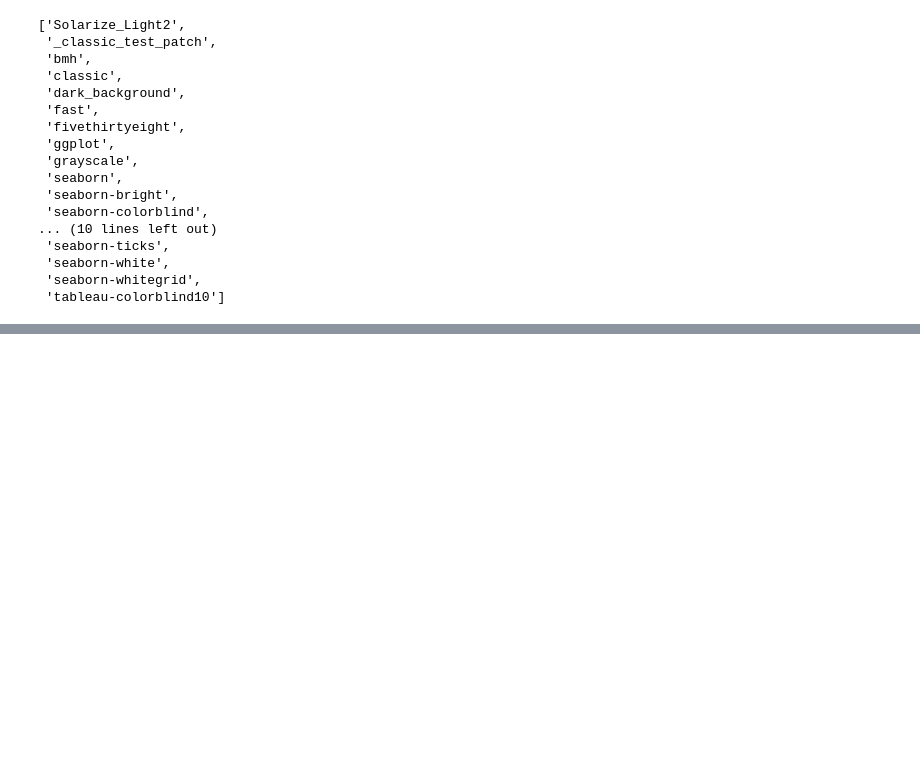
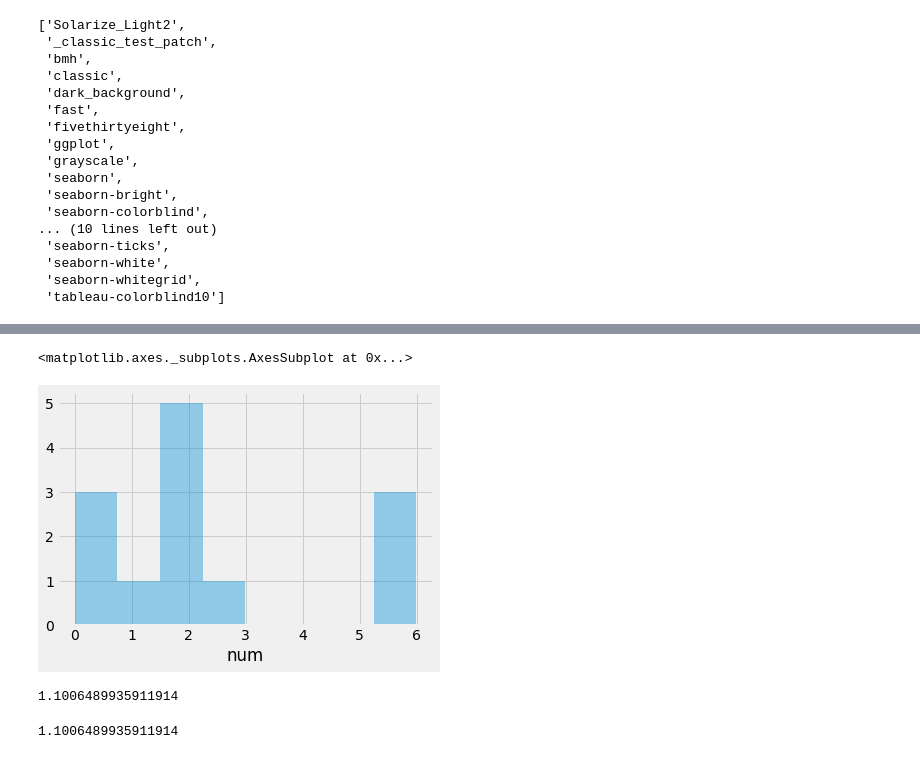
Before and after one commit to nojiyoon/SeSAC_code, a Jupyter notebook: 1월20일_분산_표준편차_공분산_상관관계_MSE_사분위수_이상치_데이터정규화_수업내용.ipynb, the cells around one changed output, grey strips where cells are left out. Saved outputs shown, nothing was run; the diff lists cells and outputs as text; code cells hidden in the pictures; blank space fills up the shorter version.

```diff
--- a/1월20일_분산_표준편차_공분산_상관관계_MSE_사분위수_이상치_데이터정규화_수업내용.ipynb
+++ b/1월20일_분산_표준편차_공분산_상관관계_MSE_사분위수_이상치_데이터정규화_수업내용.ipynb
@@ -602,0 +680,15 @@ plt.style.available
+# %%
+sns.distplot( np.log1p(df01['num']), kde=False )
+# %% [output]
+<matplotlib.axes._subplots.AxesSubplot at 0x...>
+[figure, added]
+# %%
+# 로그 안 취한 값 알아보기
+
+math.e ** 0.0959
+# %% [output]
+1.1006489935911914
+# %%
+np.exp( 0.0959 )
+# %% [output]
+1.1006489935911914
```
Also changed, not shown: parts of 6 cells of this notebook.
